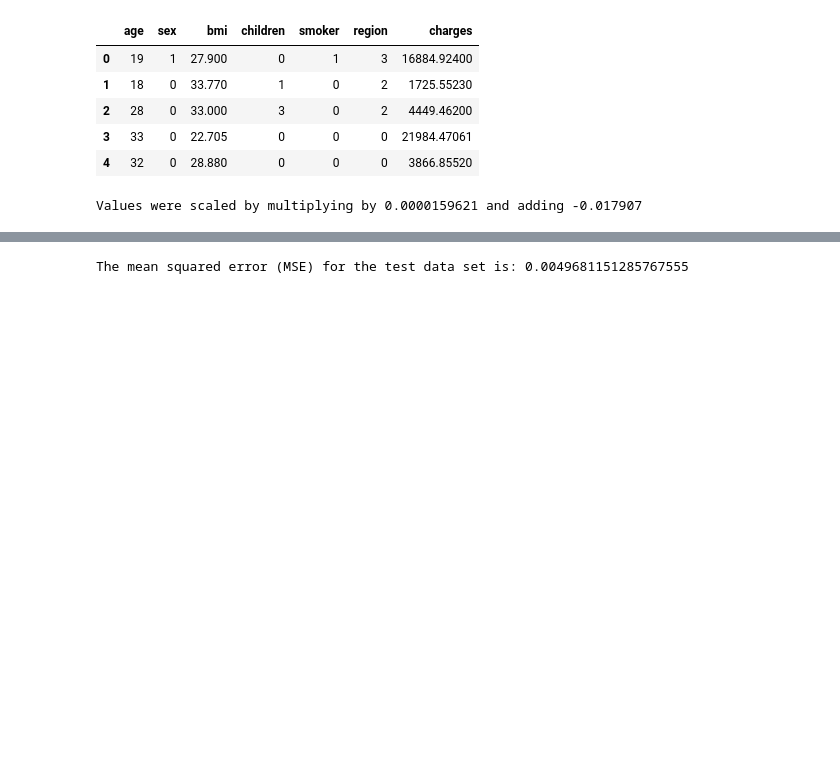
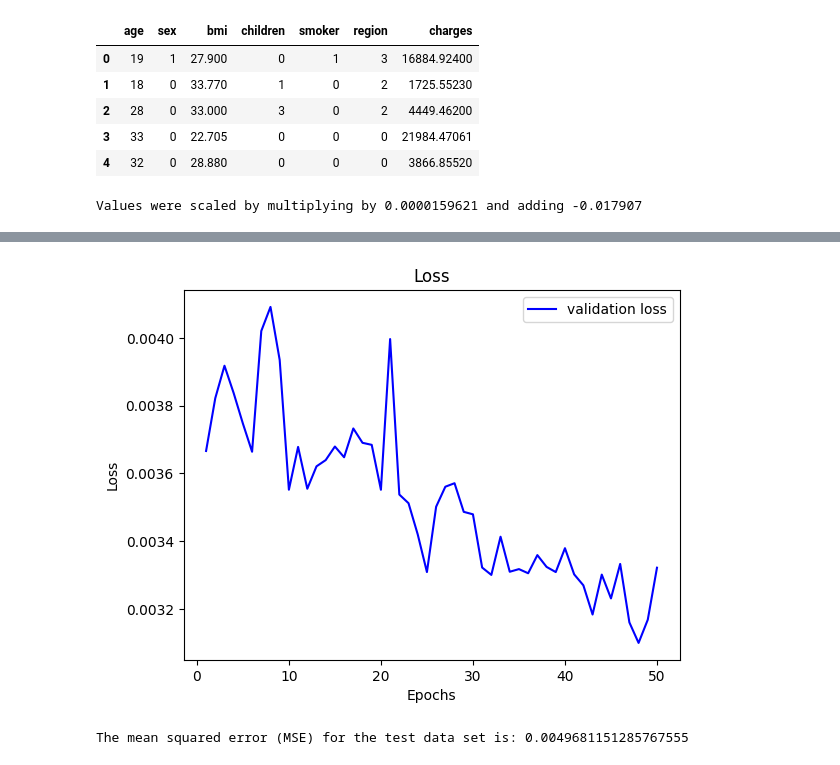
Before and after one commit to SnehaVeerakumar/Predict-health-insurance-amount, a Jupyter notebook: Code/DeepLearning/dnn.ipynb, the cells around one changed output, grey strips where cells are left out. Saved outputs shown, nothing was run; the diff lists cells and outputs as text; code cells hidden in the pictures; blank space fills up the shorter version.

```diff
--- a/Code/DeepLearning/dnn.ipynb
+++ b/Code/DeepLearning/dnn.ipynb
@@ -44,7 +44,7 @@ model.add(Dense(50, activation='relu'))
 model.add(Dense(1, activation='linear'))
 model.compile(loss='mean_squared_error', optimizer='adam')
 # %%
-model.fit(
+modelHistory = model.fit(
     X,
     Y,
     epochs=50,
@@ -73,3 +72,14 @@ Epoch 50/50
+# %%
+loss_val = modelHistory.history['loss']
+epochs = range(1,51)
+plt.plot(epochs, loss_val, 'b', label='validation loss')
+plt.title('Loss')
+plt.xlabel('Epochs')
+plt.ylabel('Loss')
+plt.legend()
+plt.show()
+# %% [output]
+[figure, added]
 # %%
 X_test = test_data_df.drop('charges', axis=1).values
 Y_test = test_data_df[['charges']].values
```
Also changed, not shown: parts of 1 cell of this notebook, 4 other files.
